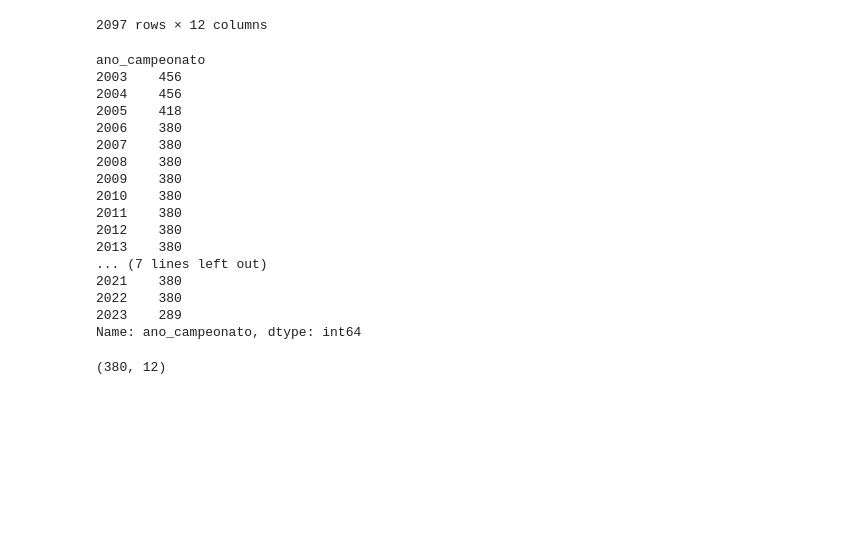
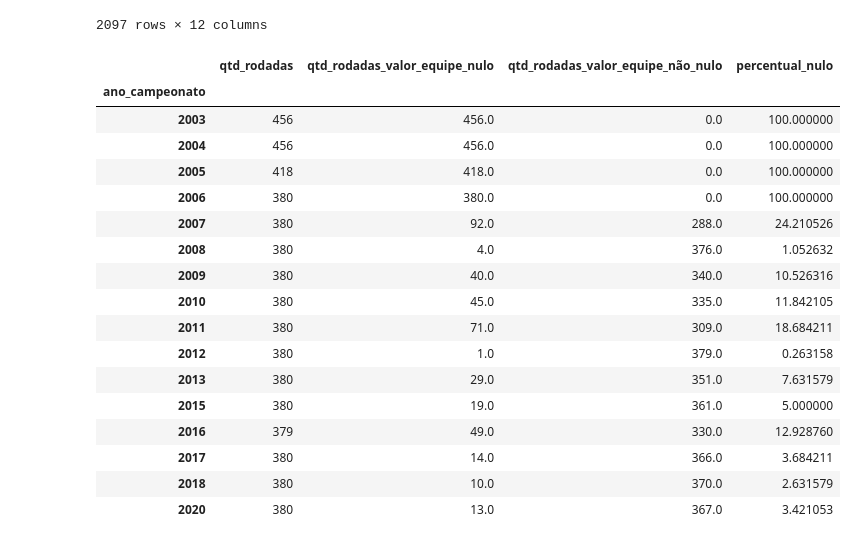
Before and after one commit to salomaofreitasjr/TCC_PUC_MINAS_POS_CIENCIA_DE_DADOS_2023, a Jupyter notebook: Projeto Python/02 - Preparação de Dados.ipynb, the cells around one changed output. Cells and saved outputs as stored; diff of their text form; code cells hidden in the pictures; blank space fills up the shorter version.

```diff
--- a/Projeto Python/02 - Preparação de Dados.ipynb
+++ b/Projeto Python/02 - Preparação de Dados.ipynb
@@ -569,32 +571,37 @@ df
 # %%
 # Verificamos que os todas as ocorrências de nulos dos dois, estão em linhas comuns
 # Veja consulta acima com or (|) apresenta 2097 linhas onde ambos estão nulos
 
 # Primeiramente vamos verificar em que anos são essas ocorrências
-#df.ano_campeonato.value_counts()
-series_ano_count = df_brasileirao.groupby(['ano_campeonato'])['ano_campeonato'].count()
+# Criamos um DF com uma coluna com o total de rodadas disponíveis no dataset, fando um groupby, e já renoeamos a coluna
+df_count_nulos = pd.DataFrame( df_brasileirao.groupby(['ano_campeonato']).count() )[['rodada']].rename(columns={'rodada': 'qtd_rodadas'})
 
-series_ano_count
+#criamos mais 3 colunas com totais de rodadas onde os dados são nulos
+df_count_nulos['qtd_rodadas_valor_equipe_nulo'] = df_nulos.groupby(['ano_campeonato']).count()['rodada']
+df_count_nulos['qtd_rodadas_valor_equipe_não_nulo'] = df_count_nulos['qtd_rodadas'] - df_count_nulos['qtd_rodadas_valor_equipe_nulo']
+df_count_nulos['percentual_nulo'] = ( df_count_nulos['qtd_rodadas_valor_equipe_nulo']  / df_count_nulos['qtd_rodadas']) * 100
+
+#dropamos inhas com totais nulos. Essas significam anos em que não há dados nulos
+df_count_nulos = df_count_nulos.dropna()
+
+df_count_nulos
+#df.groupby(['ano_campeonato']).count()
 # %% [output]
-ano_campeonato
-2003    456
-2004    456
-2005    418
-2006    380
-2007    380
-2008    380
-2009    380
-2010    380
-2011    380
-2012    380
-2013    380
-... (7 lines left out)
-2021    380
-2022    380
-2023    289
-Name: ano_campeonato, dtype: int64
+|  | qtd_rodadas | qtd_rodadas_valor_equipe_nulo | qtd_rodadas_valor_equipe_não_nulo | percentual_nulo |
+| ano_campeonato |  |  |  |  |
+| 2003 | 456 | 456.0 | 0.0 | 100.000000 |
+| 2004 | 456 | 456.0 | 0.0 | 100.000000 |
+| 2005 | 418 | 418.0 | 0.0 | 100.000000 |
+| 2006 | 380 | 380.0 | 0.0 | 100.000000 |
+| 2007 | 380 | 92.0 | 288.0 | 24.210526 |
+| 2008 | 380 | 4.0 | 376.0 | 1.052632 |
+| 2009 | 380 | 40.0 | 340.0 | 10.526316 |
+| 2010 | 380 | 45.0 | 335.0 | 11.842105 |
+| 2011 | 380 | 71.0 | 309.0 | 18.684211 |
+| 2012 | 380 | 1.0 | 379.0 | 0.263158 |
+| 2013 | 380 | 29.0 | 351.0 | 7.631579 |
+| 2015 | 380 | 19.0 | 361.0 | 5.000000 |
+| 2016 | 379 | 49.0 | 330.0 | 12.928760 |
+| 2017 | 380 | 14.0 | 366.0 | 3.684211 |
+| 2018 | 380 | 10.0 | 370.0 | 2.631579 |
+| 2020 | 380 | 13.0 | 367.0 | 3.421053 |
-# %%
-df_ano = df_brasileirao[df_brasileirao['ano_campeonato'] == 2007]
-df_ano.shape
-# %% [output]
-(380, 12)
```
Also changed, not shown: parts of 10 cells of this notebook.
